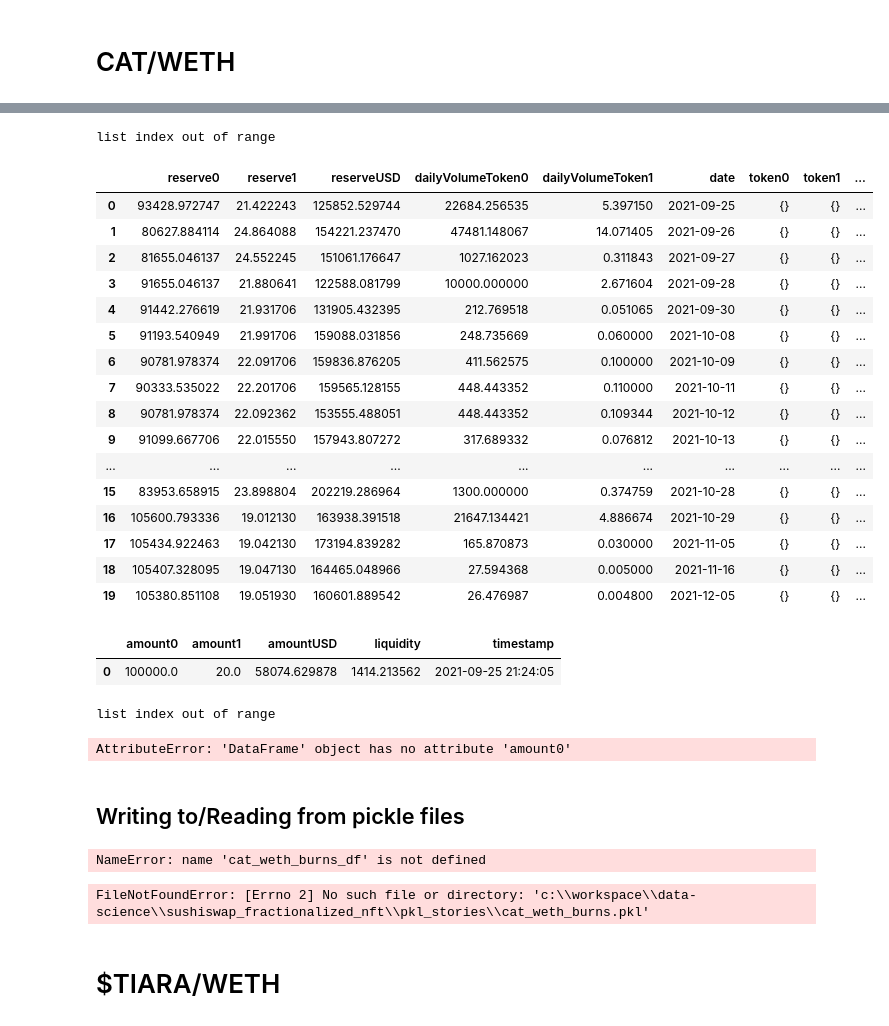
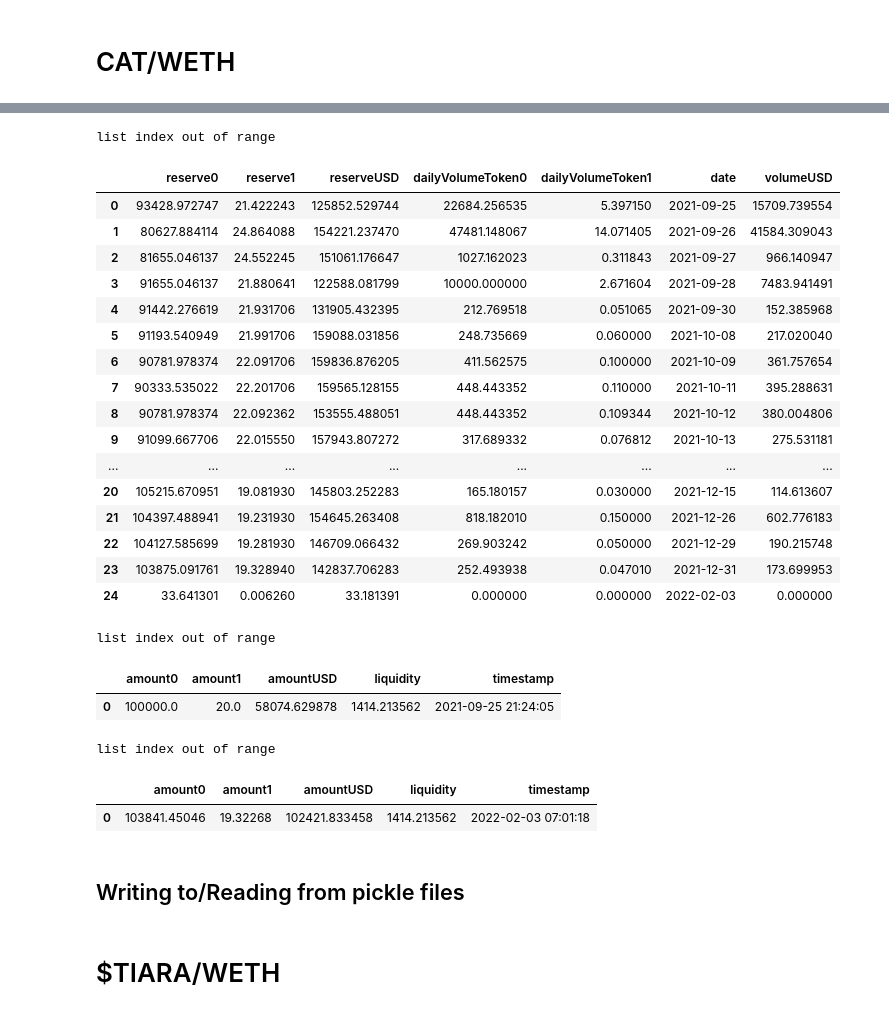
Before and after one commit to IX-Swap/data-science, a Jupyter notebook: sushiswap_fractionalized_nft/sushiswap_extraction_experiments.ipynb, the cells around one changed output, grey strips where cells are left out. Cells and saved outputs as stored; diff of their text form; code cells hidden in the pictures.

Commit message:
fractionalized NFT analysis and data collection

```diff
--- a/sushiswap_fractionalized_nft/sushiswap_extraction_experiments.ipynb
+++ b/sushiswap_fractionalized_nft/sushiswap_extraction_experiments.ipynb
@@ -295,56 +288,54 @@ list index out of range
 # %%
-cat_weth_reserves = get_pool_reserves_history(contract_id='0xb18b3f388517cf06720693b90c55b8650d4d4e0b', range_limit=2)
+cat_weth_reserves = get_pool_reserves_history(contract_id='0xb18b3f388517cf06720693b90c55b8650d4d4e0b', range_limit=20)
 cat_weth_reserves_df = pool_reserves_to_df(cat_weth_reserves)
 cat_weth_reserves_df
 # %% [output]
 list index out of range
-|  | reserve0 | reserve1 | reserveUSD | dailyVolumeToken0 | dailyVolumeToken1 | date | token0 | token1 | ... |
-| 0 | 93428.972747 | 21.422243 | 125852.529744 | 22684.256535 | 5.397150 | 2021-09-25 | {} | {} | ... |
-| 1 | 80627.884114 | 24.864088 | 154221.237470 | 47481.148067 | 14.071405 | 2021-09-26 | {} | {} | ... |
-| 2 | 81655.046137 | 24.552245 | 151061.176647 | 1027.162023 | 0.311843 | 2021-09-27 | {} | {} | ... |
-| 3 | 91655.046137 | 21.880641 | 122588.081799 | 10000.000000 | 2.671604 | 2021-09-28 | {} | {} | ... |
-| 4 | 91442.276619 | 21.931706 | 131905.432395 | 212.769518 | 0.051065 | 2021-09-30 | {} | {} | ... |
-| 5 | 91193.540949 | 21.991706 | 159088.031856 | 248.735669 | 0.060000 | 2021-10-08 | {} | {} | ... |
-| 6 | 90781.978374 | 22.091706 | 159836.876205 | 411.562575 | 0.100000 | 2021-10-09 | {} | {} | ... |
-| 7 | 90333.535022 | 22.201706 | 159565.128155 | 448.443352 | 0.110000 | 2021-10-11 | {} | {} | ... |
-| 8 | 90781.978374 | 22.092362 | 153555.488051 | 448.443352 | 0.109344 | 2021-10-12 | {} | {} | ... |
-| 9 | 91099.667706 | 22.015550 | 157943.807272 | 317.689332 | 0.076812 | 2021-10-13 | {} | {} | ... |
-| ... | ... | ... | ... | ... | ... | ... | ... | ... | ... |
-| 15 | 83953.658915 | 23.898804 | 202219.286964 | 1300.000000 | 0.374759 | 2021-10-28 | {} | {} | ... |
-| 16 | 105600.793336 | 19.012130 | 163938.391518 | 21647.134421 | 4.886674 | 2021-10-29 | {} | {} | ... |
-| 17 | 105434.922463 | 19.042130 | 173194.839282 | 165.870873 | 0.030000 | 2021-11-05 | {} | {} | ... |
-| 18 | 105407.328095 | 19.047130 | 164465.048966 | 27.594368 | 0.005000 | 2021-11-16 | {} | {} | ... |
-| 19 | 105380.851108 | 19.051930 | 160601.889542 | 26.476987 | 0.004800 | 2021-12-05 | {} | {} | ... |
+|  | reserve0 | reserve1 | reserveUSD | dailyVolumeToken0 | dailyVolumeToken1 | date | volumeUSD |
+| 0 | 93428.972747 | 21.422243 | 125852.529744 | 22684.256535 | 5.397150 | 2021-09-25 | 15709.739554 |
+| 1 | 80627.884114 | 24.864088 | 154221.237470 | 47481.148067 | 14.071405 | 2021-09-26 | 41584.309043 |
+| 2 | 81655.046137 | 24.552245 | 151061.176647 | 1027.162023 | 0.311843 | 2021-09-27 | 966.140947 |
+| 3 | 91655.046137 | 21.880641 | 122588.081799 | 10000.000000 | 2.671604 | 2021-09-28 | 7483.941491 |
+| 4 | 91442.276619 | 21.931706 | 131905.432395 | 212.769518 | 0.051065 | 2021-09-30 | 152.385968 |
+| 5 | 91193.540949 | 21.991706 | 159088.031856 | 248.735669 | 0.060000 | 2021-10-08 | 217.020040 |
+| 6 | 90781.978374 | 22.091706 | 159836.876205 | 411.562575 | 0.100000 | 2021-10-09 | 361.757654 |
+| 7 | 90333.535022 | 22.201706 | 159565.128155 | 448.443352 | 0.110000 | 2021-10-11 | 395.288631 |
+| 8 | 90781.978374 | 22.092362 | 153555.488051 | 448.443352 | 0.109344 | 2021-10-12 | 380.004806 |
+| 9 | 91099.667706 | 22.015550 | 157943.807272 | 317.689332 | 0.076812 | 2021-10-13 | 275.531181 |
+| ... | ... | ... | ... | ... | ... | ... | ... |
+| 20 | 105215.670951 | 19.081930 | 145803.252283 | 165.180157 | 0.030000 | 2021-12-15 | 114.613607 |
+| 21 | 104397.488941 | 19.231930 | 154645.263408 | 818.182010 | 0.150000 | 2021-12-26 | 602.776183 |
+| 22 | 104127.585699 | 19.281930 | 146709.066432 | 269.903242 | 0.050000 | 2021-12-29 | 190.215748 |
+| 23 | 103875.091761 | 19.328940 | 142837.706283 | 252.493938 | 0.047010 | 2021-12-31 | 173.699953 |
+| 24 | 33.641301 | 0.006260 | 33.181391 | 0.000000 | 0.000000 | 2022-02-03 | 0.000000 |
 # %%
-cat_weth_mints = get_pool_mints(contract_id='0xb18b3f388517cf06720693b90c55b8650d4d4e0b', range_limit=1)
+cat_weth_mints = get_pool_mints(contract_id='0xb18b3f388517cf06720693b90c55b8650d4d4e0b', range_limit=10)
 cat_weth_mints_df = pool_mints_to_df(cat_weth_mints)
 cat_weth_mints_df
 # %% [output]
+list index out of range
 |  | amount0 | amount1 | amountUSD | liquidity | timestamp |
 | 0 | 100000.0 | 20.0 | 58074.629878 | 1414.213562 | 2021-09-25 21:24:05 |
 # %%
-cat_weth_burns = get_pool_burns(contract_id='0xb18b3f388517cf06720693b90c55b8650d4d4e0b', range_limit=1)
+cat_weth_burns = get_pool_burns(contract_id='0xb18b3f388517cf06720693b90c55b8650d4d4e0b', range_limit=10)
 cat_weth_burns_df = pool_burns_to_df(cat_weth_burns)
 cat_weth_burns_df
 # %% [output]
 list index out of range
-AttributeError: 'DataFrame' object has no attribute 'amount0'
+|  | amount0 | amount1 | amountUSD | liquidity | timestamp |
+| 0 | 103841.45046 | 19.32268 | 102421.833458 | 1414.213562 | 2022-02-03 07:01:18 |
 # %% [markdown]
 ## Writing to/Reading from pickle files
 # %%
-cat_weth_df.to_pickle(os.getcwd() + "\\pkl_stories\\cat_weth_swaps.pkl")
+# cat_weth_df.to_pickle(os.getcwd() + "\\pkl_stories\\cat_weth_swaps.pkl")
 cat_weth_reserves_df.to_pickle(os.getcwd() + "\\pkl_stories\\cat_weth_reserves.pkl")
-cat_weth_mints_df.to_pickle(os.getcwd() + "\\pkl_stories\\cat_weth_mints.pkl")
-cat_weth_burns_df.to_pickle(os.getcwd() + "\\pkl_stories\\cat_weth_burns.pkl")
+# cat_weth_mints_df.to_pickle(os.getcwd() + "\\pkl_stories\\cat_weth_mints.pkl")
+# cat_weth_burns_df.to_pickle(os.getcwd() + "\\pkl_stories\\cat_weth_burns.pkl")
-# %% [output]
-NameError: name 'cat_weth_burns_df' is not defined
 # %%
 cat_weth_df = pd.read_pickle(os.getcwd() + "\\pkl_stories\\cat_weth_swaps.pkl")
-cat_weth_reserves_df = pd.read_pickle(os.getcwd() + "\\pkl_stories\\cat_weth_reserves.pkl")
+# cat_weth_reserves_df = pd.read_pickle(os.getcwd() + "\\pkl_stories\\cat_weth_reserves.pkl")
 cat_weth_mints_df = pd.read_pickle(os.getcwd() + "\\pkl_stories\\cat_weth_mints.pkl")
 cat_weth_burns_df = pd.read_pickle(os.getcwd() + "\\pkl_stories\\cat_weth_burns.pkl")
-# %% [output]
-FileNotFoundError: [Errno 2] No such file or directory: 'c:\\workspace\\data-science\\sushiswap_fractionalized_nft\\pkl_stories\\cat_weth_burns.pkl'
 # %% [markdown]
 # $TIARA/WETH
 # %%
```
Also changed, not shown: parts of 32 cells of this notebook, 14 other files.
